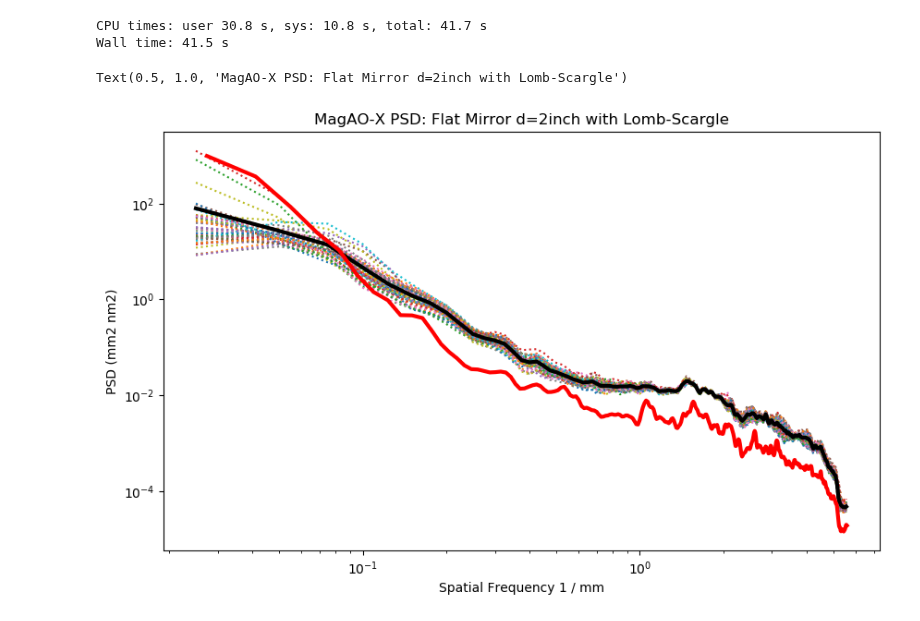
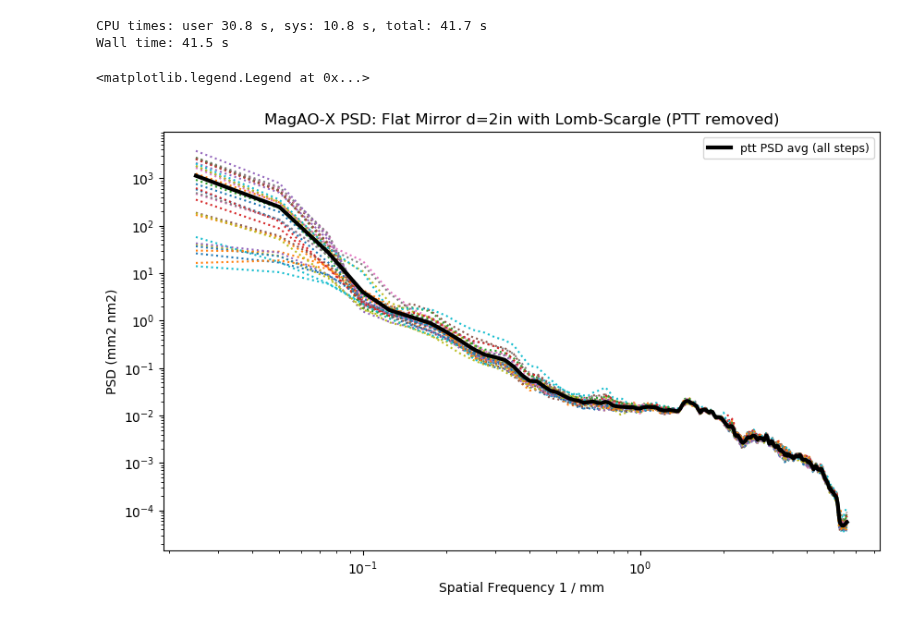
Before and after one commit to magao-x/magaox_poppy, a Jupyter notebook: PSD/zygo_data/zernike_dust_fm2in.ipynb, the cells around one changed output. Cells and saved outputs as stored; diff of their text form; code cells hidden in the pictures.

```diff
--- a/PSD/zygo_data/zernike_dust_fm2in.ipynb
+++ b/PSD/zygo_data/zernike_dust_fm2in.ipynb
@@ -276,16 +199,18 @@ dfx.show_image(data=dfx.sn_map(surface=zm_cor[fmn][sn].value, mask=dust_set[fmn]
 # %%
 %%time
-# do all the radial calculations
 # call in the PSDs and take the radial profiles
 # PSDs are calculated in separate script because it can take forever
+nt_ptt = 3
 psd_folder = 'flat_mirrors/mvls_psd/'
 pos_count = 0
+psd_avg = np.zeros_like(mask)
 for nf in range(0, tot_fm): # choose optic
     fm_num = nf+1
 
     for ns in range(0, tot_step):
-        mvls_name = 'lspsd_fm_{0}_n{1}_step{2}_zc.fits'.format(opt_parms['label'],fm_num,ns)
+        mvls_name = 'lspsd_fm_{0}_n{1}_step{2}_z{3}.fits'.format(opt_parms['label'],fm_num,ns,nt_ptt)
         fm_psd_fits = fits.open(psd_folder+mvls_name)[0]
+        psd_avg = psd_avg + fm_psd_fits.data # unitless for now
         fm_psd = fm_psd_fits.data * (u.nm*u.mm)**2 # manually place in the data
         fm_dk = fm_psd_fits.header['delta_k'] / u.mm
 
@@ -299,16 +224,17 @@ for nf in range(0, tot_fm): # choose optic
 
         # initialize all the variables
         if ns==0 and nf == 0:
-            fm_k_radial = np.zeros((tot_fm, tot_step, len(k_radial)))
-            fm_psd_radial = np.zeros_like(fm_k_radial)
-            fm_psd_total = np.zeros((tot_fm*tot_step, len(k_radial)))
+            ptt_k_radial = np.zeros((tot_fm, tot_step, len(k_radial)))
+            ptt_psd_radial = np.zeros_like(ptt_k_radial)
 
-        fm_k_radial[nf][ns] = np.asarray(k_radial)
-        fm_psd_radial[nf][ns] = np.asarray(psd_radial)
-        fm_psd_total[pos_count] = np.asarray(psd_radial)
-        pos_count = pos_count+1
+        ptt_k_radial[nf][ns] = np.asarray(k_radial)
+        ptt_psd_radial[nf][ns] = np.asarray(psd_radial)
 
-fm_k_radial = fm_k_radial * fm_dk.unit
-fm_psd_radial = fm_psd_radial * fm_psd.unit
-avg_psd = np.mean(fm_psd_total, axis=0) * fm_psd.unit
+# apply units
+ptt_k_radial = ptt_k_radial * fm_dk.unit
+ptt_psd_radial = ptt_psd_radial * fm_psd.unit
+
+# Calculate the average
+psd_avg = (psd_avg / (tot_fm*tot_step)) * fm_psd.unit
+ptt_avg_k_radial, ptt_avg_psd_radial = psd.new_psd_radial(psd_data=psd_avg, radial_freq=radial_freq)
 # %% [output]
@@ -328,14 +254,13 @@ Wall time: 41.5 s
 # %%
 plt.figure(figsize=[10,6], dpi=100)
 for nf in range(0, tot_fm):
-    for ns in range(0, 6):
-        plt.loglog(fm_k_radial[nf][ns].value, fm_psd_radial[nf][ns].value, ':', label='n{0}_s{1}'.format(nf,ns))
-plt.loglog(fm_k_radial[nf][ns].value, avg_psd.value, 'k', linewidth=3, label='average')
-plt.loglog(old_k_radial.value, old_psd_radial, 'r', linewidth=3, label='old version')
-plt.xlabel('Spatial Frequency {0}'.format(fm_k_radial.unit))
-plt.ylabel('PSD ({0})'.format(fm_psd_radial.unit))
-plt.title('MagAO-X PSD: Flat Mirror d=2inch with Lomb-Scargle')
-#plt.legend(prop={'size':9})
+    for ns in range(0, tot_step):
+        plt.loglog(ptt_k_radial[nf][ns].value, ptt_psd_radial[nf][ns].value, ':')#, label='ptt n{1}_s{2}'.format(nt, nf,ns))
+plt.loglog(ptt_avg_k_radial, ptt_avg_psd_radial, 'k', linewidth=3, label='ptt PSD avg (all steps)')
+plt.xlabel('Spatial Frequency {0}'.format(fm_dk.unit))
+plt.ylabel('PSD ({0})'.format(fm_psd.unit))
+plt.title('MagAO-X PSD: Flat Mirror d={0} with Lomb-Scargle (PTT removed)'.format(opt_parms['label']))
+plt.legend(prop={'size':9})#,loc='center left', bbox_to_anchor=(1, 0.5))
 # %% [output]
-Text(0.5, 1.0, 'MagAO-X PSD: Flat Mirror d=2inch with Lomb-Scargle')
+<matplotlib.legend.Legend at 0x...>
-[figure, old version]
+[figure, new version]
```
Also changed, not shown: parts of 13 cells of this notebook, 2 other files.
